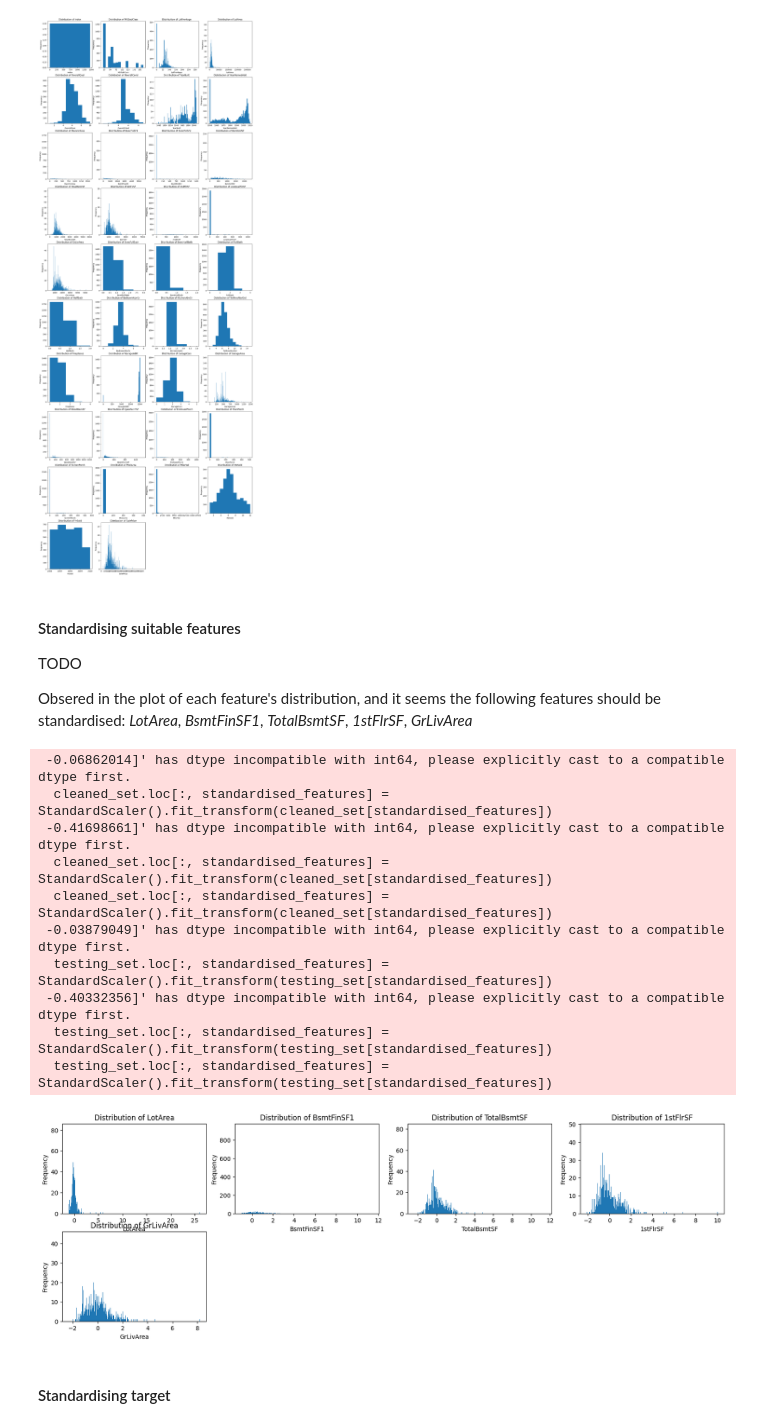
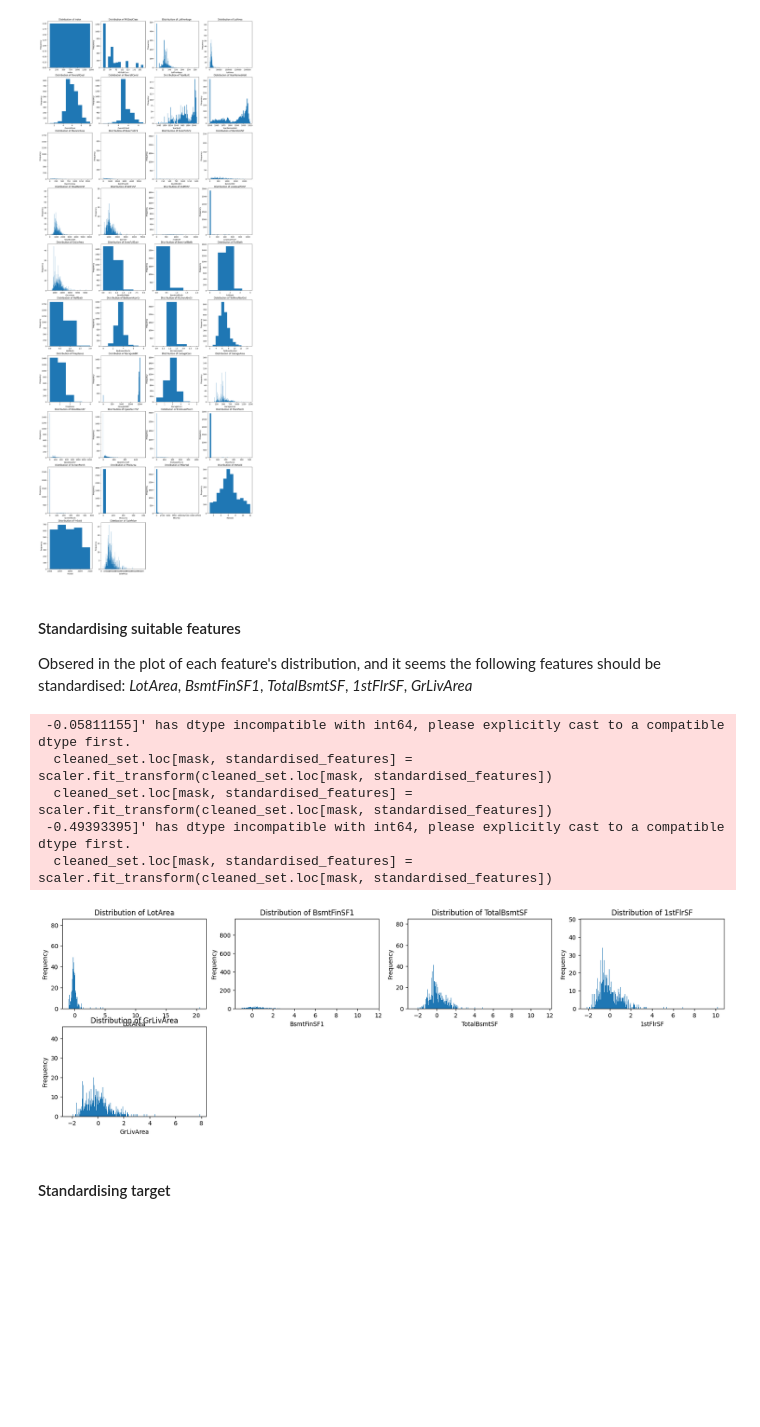
Before and after one commit to petermok-1213/house-price-regression, a Jupyter notebook: ipynb/random_forest_regression.ipynb, the cells around one changed output. Cells and saved outputs as stored; diff of their text form; code cells hidden in the pictures; blank space fills up the shorter version.

```diff
--- a/ipynb/random_forest_regression.ipynb
+++ b/ipynb/random_forest_regression.ipynb
@@ -474,30 +475,28 @@ plot_dfs(num_features)
 # %% [markdown]
 #### Standardising suitable features
 
-TODO
-
 Obsered in the plot of each feature's distribution, and it seems the following features should be standardised:
 *LotArea*, *BsmtFinSF1*, *TotalBsmtSF*, *1stFlrSF*, *GrLivArea*
-# %%
-standardised_features = ['LotArea', 'BsmtFinSF1', 'TotalBsmtSF', '1stFlrSF', 'GrLivArea']
-
-# seperate train and test here
-
-cleaned_set.loc[:, standardised_features] = StandardScaler().fit_transform(cleaned_set[standardised_features])
-
-plot_dfs(standardised_features)
-# %% [output]
- -0.06862014]' has dtype incompatible with int64, please explicitly cast to a compatible dtype first.
-  cleaned_set.loc[:, standardised_features] = StandardScaler().fit_transform(cleaned_set[standardised_features])
- -0.41698661]' has dtype incompatible with int64, please explicitly cast to a compatible dtype first.
-  cleaned_set.loc[:, standardised_features] = StandardScaler().fit_transform(cleaned_set[standardised_features])
-  cleaned_set.loc[:, standardised_features] = StandardScaler().fit_transform(cleaned_set[standardised_features])
- -0.03879049]' has dtype incompatible with int64, please explicitly cast to a compatible dtype first.
-  testing_set.loc[:, standardised_features] = StandardScaler().fit_transform(testing_set[standardised_features])
- -0.40332356]' has dtype incompatible with int64, please explicitly cast to a compatible dtype first.
-  testing_set.loc[:, standardised_features] = StandardScaler().fit_transform(testing_set[standardised_features])
-  testing_set.loc[:, standardised_features] = StandardScaler().fit_transform(testing_set[standardised_features])
-[figure, removed]
+# %%
+scaler = StandardScaler()
+standardised_features = ['LotArea', 'BsmtFinSF1', 'TotalBsmtSF', '1stFlrSF', 'GrLivArea']
+
+# Scale within training set
+mask = cleaned_set['Id'] < testing_min_id
+cleaned_set.loc[mask, standardised_features] = scaler.fit_transform(cleaned_set.loc[mask, standardised_features])
+
+# Scale within testing set
+mask = cleaned_set['Id'] >= testing_min_id
+cleaned_set.loc[mask, standardised_features] = scaler.transform(cleaned_set.loc[mask, standardised_features])
+
+plot_dfs(standardised_features)
+# %% [output]
+ -0.05811155]' has dtype incompatible with int64, please explicitly cast to a compatible dtype first.
+  cleaned_set.loc[mask, standardised_features] = scaler.fit_transform(cleaned_set.loc[mask, standardised_features])
+  cleaned_set.loc[mask, standardised_features] = scaler.fit_transform(cleaned_set.loc[mask, standardised_features])
+ -0.49393395]' has dtype incompatible with int64, please explicitly cast to a compatible dtype first.
+  cleaned_set.loc[mask, standardised_features] = scaler.fit_transform(cleaned_set.loc[mask, standardised_features])
+[figure, added]
 # %% [markdown]
 #### Standardising target
 # %%
```
Also changed, not shown: parts of 19 cells of this notebook.
